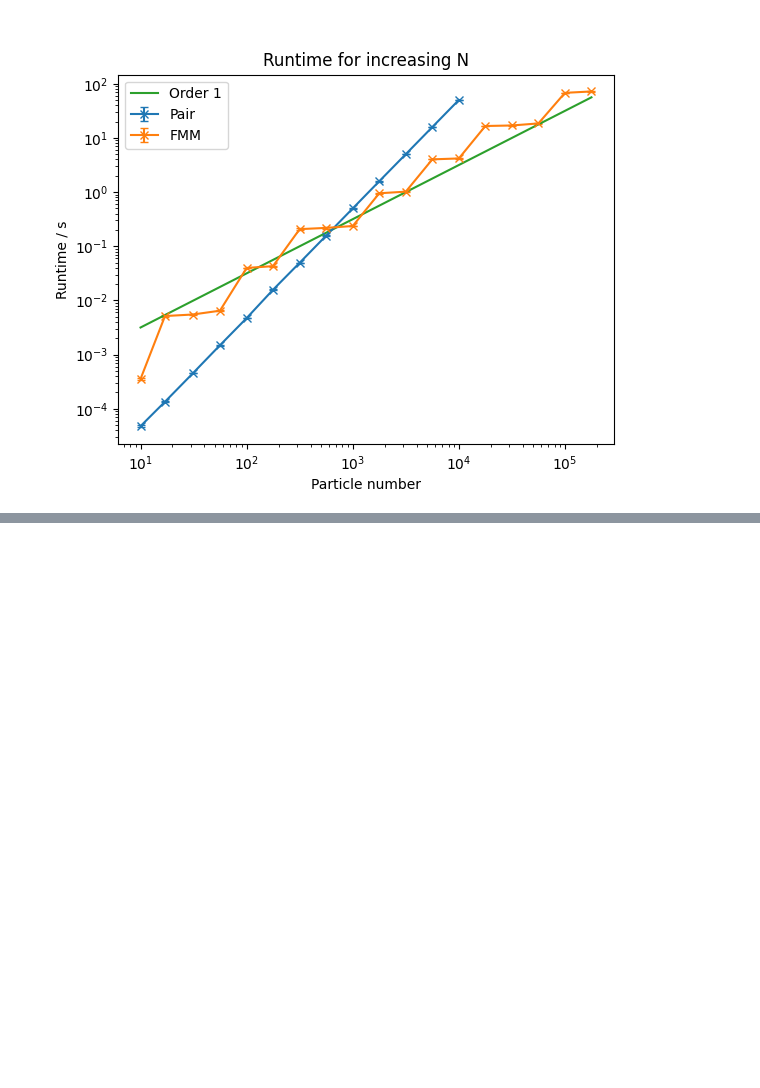
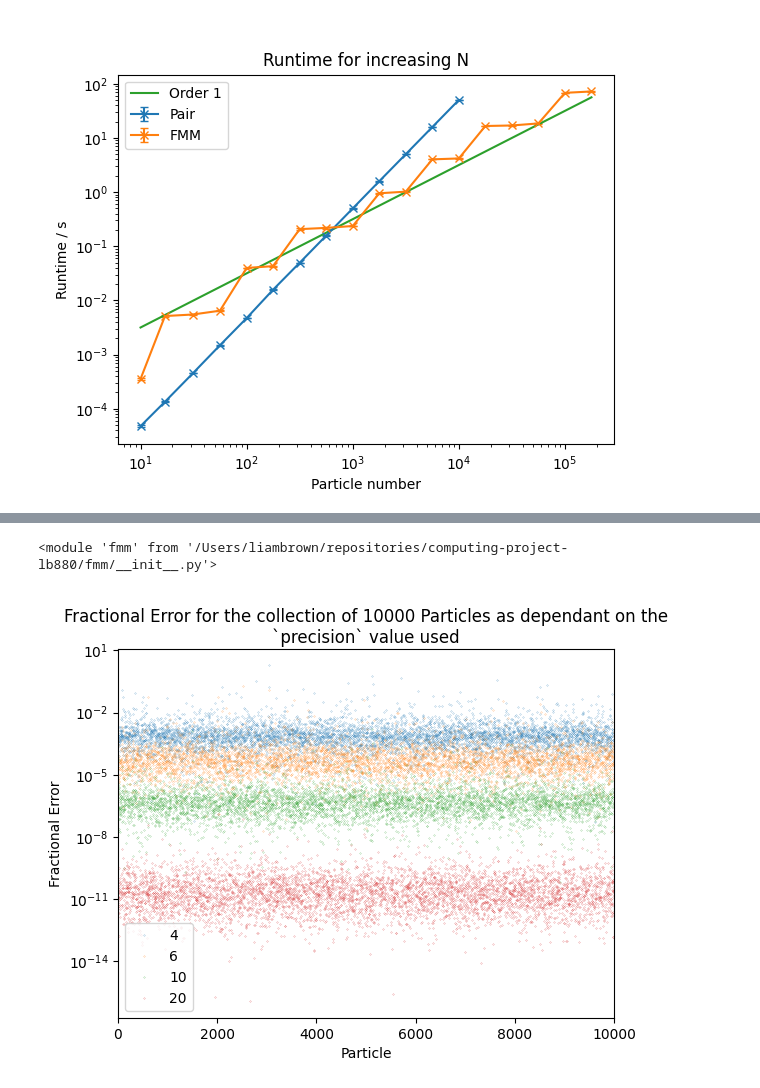
Before and after one commit to Part-II-Computational-Physics/hierarchical-methods-lb880, a Jupyter notebook: fmm_book.ipynb, the cells around one changed output, grey strips where cells are left out. Cells and saved outputs as stored; diff of their text form; code cells hidden in the pictures; blank space fills up the shorter version.

```diff
--- a/fmm_book.ipynb
+++ b/fmm_book.ipynb
@@ -110,0 +106,6 @@ plt.show()
+# %%
+
+import importlib
+importlib.reload(fmm)
+# %% [output]
+<module 'fmm' from '/Users/liambrown/repositories/computing-project-lb880/fmm/__init__.py'>
@@ -110,0 +121,45 @@ plt.show()
+# %%
+fmm.do_fmm(precision, particles, expansion_arrays, zero_potentials=True)
+fmm.direct_particle_potentials(particles, zero_potentials=True)
+
+fmm_pot = np.array([particle.potential for particle in particles])
+dir_pot = np.array([particle.direct_potential for particle in particles])
+# %%
+difference = fmm_pot - dir_pot
+fractional_error = difference / dir_pot
+percent_error = 100*fractional_error
+# %%
+precisions = [4,6,10,20]
+
+num_particles = 10000
+particles = [fmm.Particle() for _ in range(num_particles)]
+max_level = int(0.5 * math.log2(num_particles))
+
+fractionals = []
+
+for precision in precisions:
+    expansion_arrays = fmm.create_expansion_arrays(precision, max_level)
+
+    fmm.do_fmm(precision, particles, expansion_arrays, zero_potentials=True)
+    fmm.direct_particle_potentials(particles, zero_potentials=True)
+
+    fmm_pot = np.array([particle.potential for particle in particles])
+    dir_pot = np.array([particle.direct_potential for particle in particles])
+
+    difference = fmm_pot - dir_pot
+    fractionals.append(difference / dir_pot)
+# %%
+fig, ax = plt.subplots()
+for i, precision in enumerate(precisions):
+    ax.plot(fractionals[i], '.', markersize=0.3, label=str(precision))
+ax.set_yscale('log')
+ax.set_xmargin(0)
+ax.set_xticks(np.linspace(0,num_particles, 6))
+ax.set_xlabel('Particle')
+ax.set_ylabel('Fractional Error')
+ax.set_title('Fractional Error for the collection of 10000 Particles as dependant on the `precision` value used', wrap=True)
+ax.legend()
+
+plt.show()
+# %% [output]
+[figure, added]
```
Also changed, not shown: parts of 5 cells of this notebook, 2 other files.
